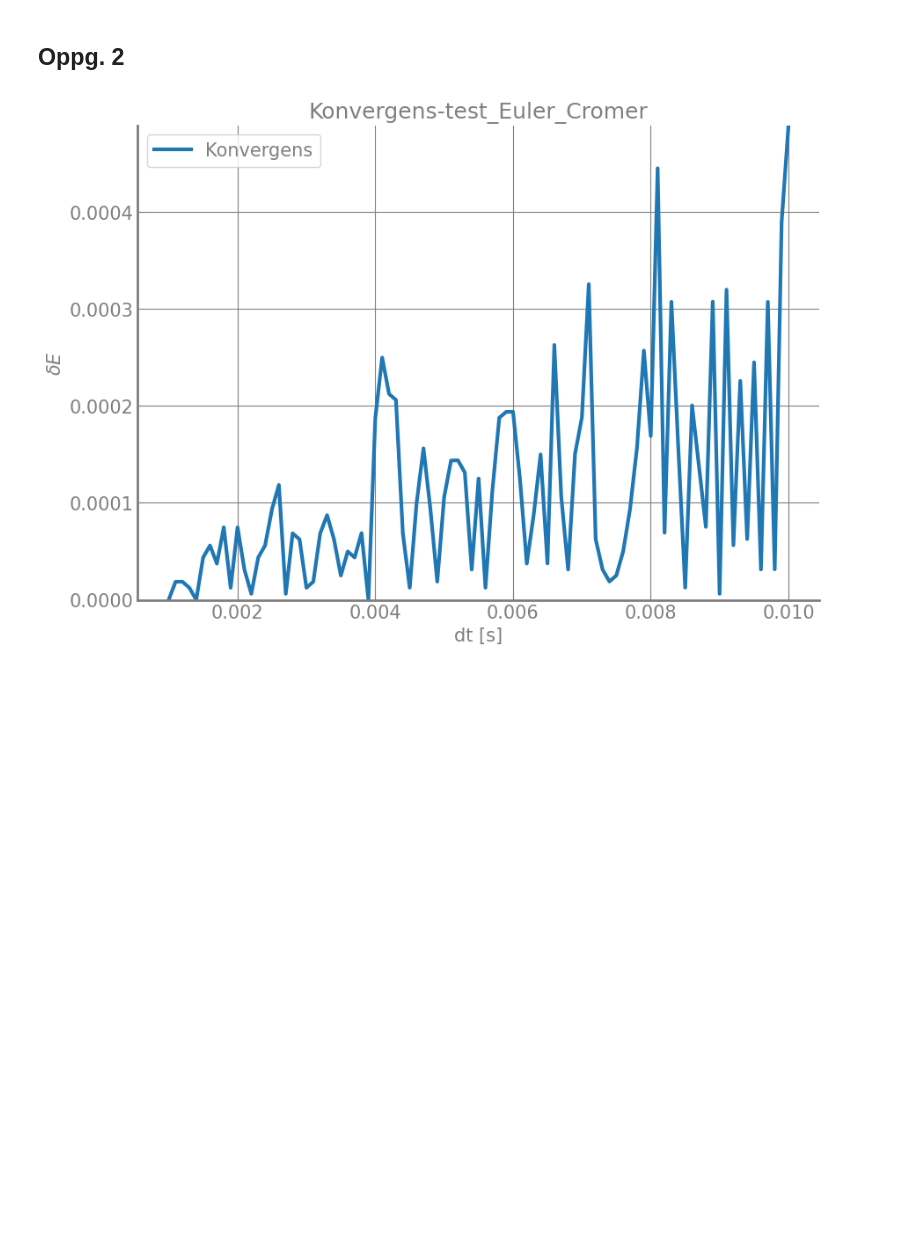
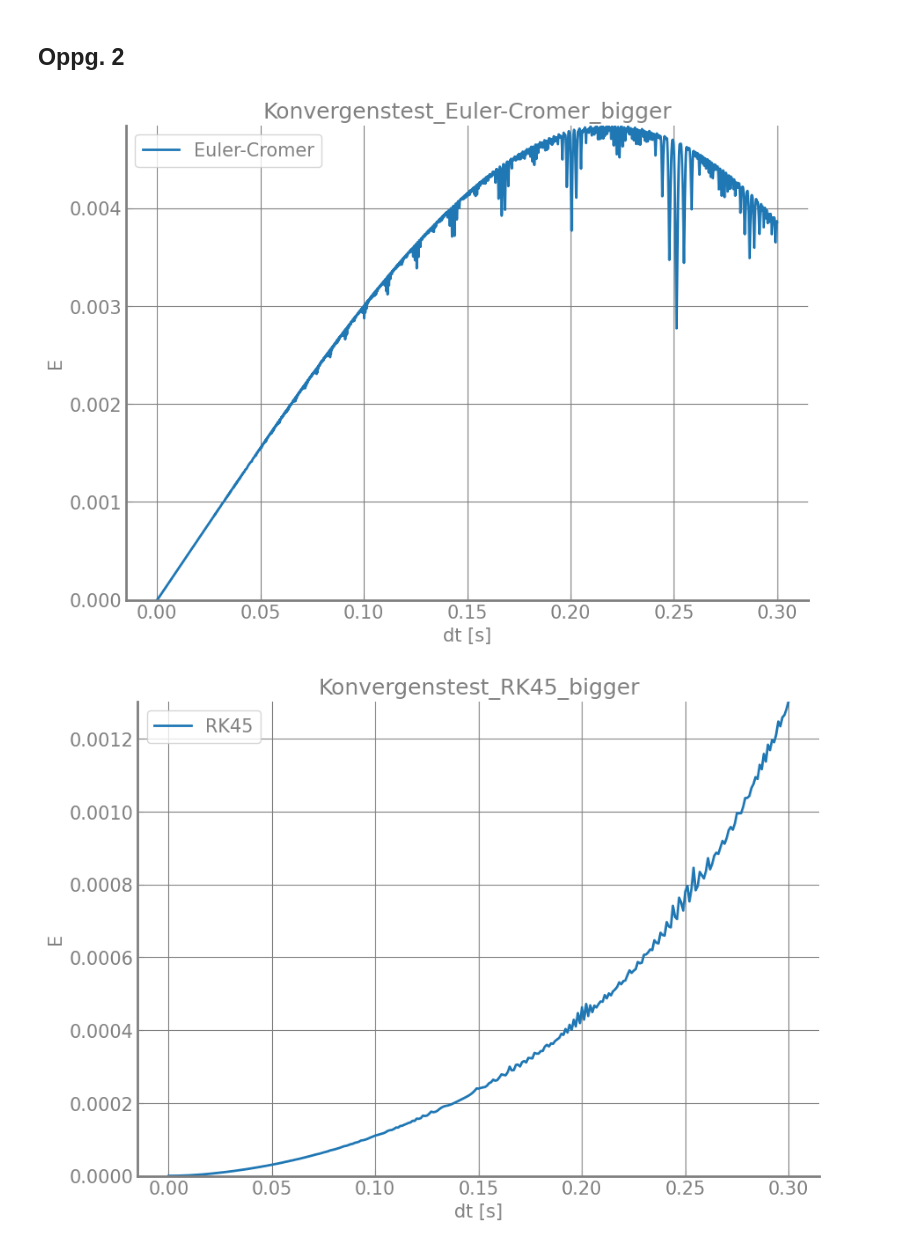
Before and after one commit to tncrdk/Bolgefysikk-numerisk-prosjekt, a Jupyter notebook: main.ipynb, the cells around one changed output. Saved outputs shown, nothing was run; the diff lists cells and outputs as text; code cells hidden in the pictures; blank space fills up the shorter version.

Commit message:
gjort konvergenstest

```diff
--- a/main.ipynb
+++ b/main.ipynb
@@ -179,16 +190,0 @@ def convergence_test(solver: Callable) -> tuple[np.ndarray, np.ndarray]:
-# %%
-d_omega_equation = partial(d_omega_equation_Euler_Cromer, wD=wD)
-euler_cromer_solver = partial(Euler_Cromer_solver, d_omega_equation)
-
-differance, dt_range = convergence_test(euler_cromer_solver)
-
-plot_data(
-    x_arrays=[dt_range],
-    y_arrays=[differance],
-    legends=["Konvergens"],
-    xlabel="dt [s]",
-    ylabel=r"$\delta E$",
-    title="Konvergens-test_Euler_Cromer"
-)
-# %% [output]
-[figure, removed]
@@ -194,0 +204,54 @@ plot_data(
+# %%
+def convergence_test(
+        solver: Callable,
+        dt_range: tuple[float, float],
+        dt_increment: float,
+        wD: float,
+        T: float,
+        T_begin_slice: float
+) -> tuple[np.ndarray, np.ndarray]:
+    dt_array = np.arange(dt_range[0], dt_range[1]+dt_increment, dt_increment)
+    energy_difference_array = np.zeros_like(dt_array)
+    E_diff_reference = get_energy_difference(solver, dt_range[0], wD, T, T_begin_slice)
+
+    for i, dt in enumerate(dt_array):
+        E_diff = get_energy_difference(solver, dt, wD, T, T_begin_slice)
+        E_rel_diff = np.abs(E_diff - E_diff_reference)
+        energy_difference_array[i] = E_rel_diff
+
+    return energy_difference_array, dt_array
+# %%
+wD = 3.13 # [1/s]
+
+dt_range = (1e-5, 0.3)
+dt_increment = 1e-4
+T_begin_slice = 15
+T = 20
+
+energy, dt_arr = convergence_test(Euler_Cromer_solver, dt_range, dt_increment, wD, T, T_begin_slice)
+plot_data(
+    x_arrays=[dt_arr],
+    y_arrays=[energy],
+    legends=["Euler-Cromer"],
+    xlabel="dt [s]",
+    ylabel="E",
+    title="Konvergenstest_Euler-Cromer_bigger",
+    show=True
+)
+
+dt_range = (1e-4, 0.3)
+dt_increment = 1e-3
+
+energy_difference_array, dt_array = convergence_test(RK4_solver, dt_range, dt_increment, wD, T, T_begin_slice)
+plot_data(
+    x_arrays=[dt_array],
+    y_arrays=[energy_difference_array],
+    legends=["RK45"],
+    xlabel="dt [s]",
+    ylabel="E",
+    title="Konvergenstest_RK45_bigger",
+    show=True
+)
+# %% [output]
+[figure, added]
+[figure, added]
```
Also changed, not shown: parts of 15 cells of this notebook, 14 other files.
